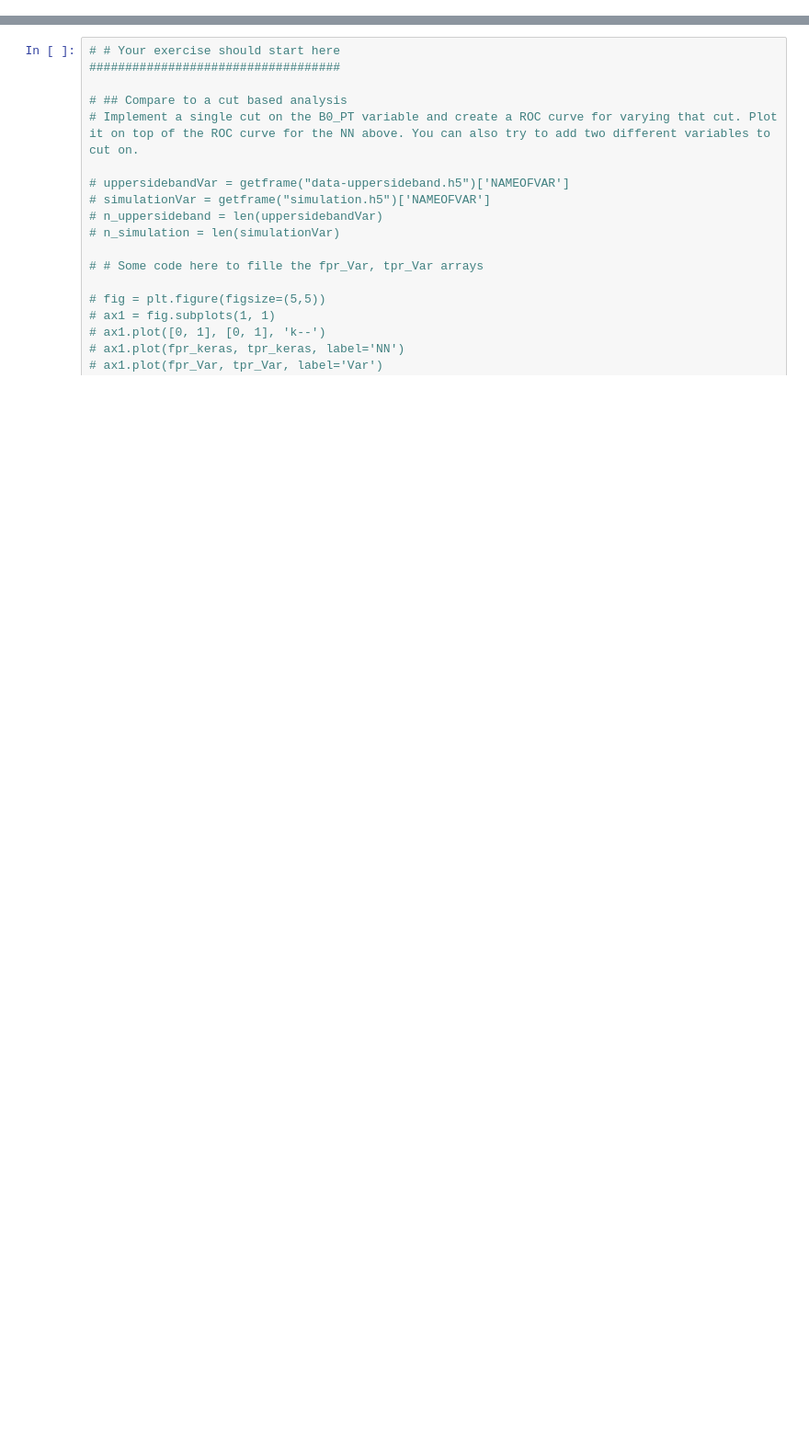
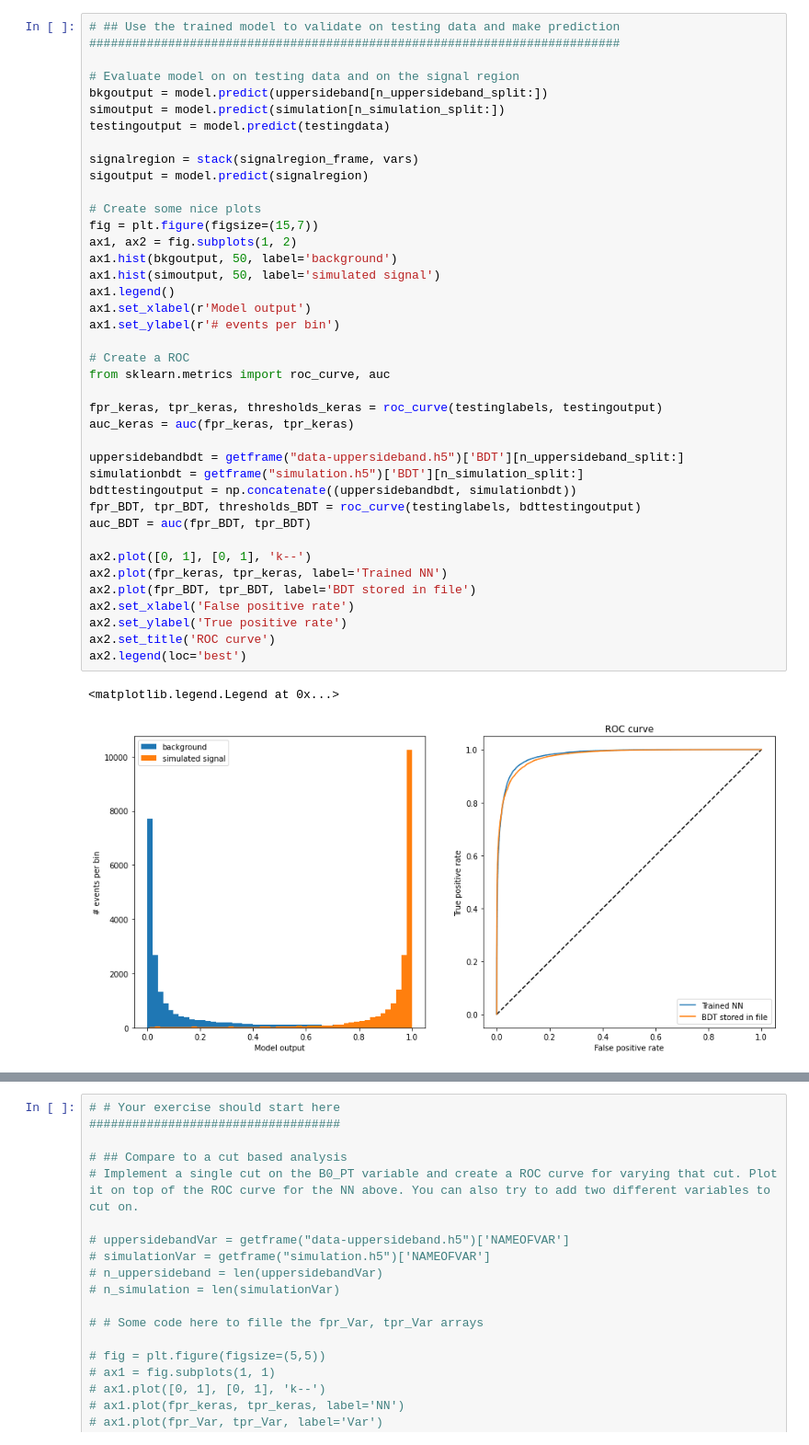
Before and after one commit to Monash-University-Physics-Astronomy/monashspa, a Jupyter notebook: monashspa/PHS3302/selection/selection.ipynb, the cells around one changed output, grey strips where cells are left out. Shown: that part at 92% size. Saved outputs shown, nothing was run; the diff lists cells and outputs as text; blank space fills up the shorter version.

```diff
--- a/monashspa/PHS3302/selection/selection.ipynb
+++ b/monashspa/PHS3302/selection/selection.ipynb
@@ -156,0 +157,43 @@ plt.show(block=False)
+# %%
+# ## Use the trained model to validate on testing data and make prediction
+##########################################################################
+
+# Evaluate model on on testing data and on the signal region
+bkgoutput = model.predict(uppersideband[n_uppersideband_split:])
+simoutput = model.predict(simulation[n_simulation_split:])
+testingoutput = model.predict(testingdata)
+
+signalregion = stack(signalregion_frame, vars)
+sigoutput = model.predict(signalregion)
+
+# Create some nice plots
+fig = plt.figure(figsize=(15,7))
+ax1, ax2 = fig.subplots(1, 2)
+ax1.hist(bkgoutput, 50, label='background')
+ax1.hist(simoutput, 50, label='simulated signal')
+ax1.legend()
+ax1.set_xlabel(r'Model output')
+ax1.set_ylabel(r'# events per bin')
+
+# Create a ROC
+from sklearn.metrics import roc_curve, auc
+
+fpr_keras, tpr_keras, thresholds_keras = roc_curve(testinglabels, testingoutput)
+auc_keras = auc(fpr_keras, tpr_keras)
+
+uppersidebandbdt = getframe("data-uppersideband.h5")['BDT'][n_uppersideband_split:]
+simulationbdt = getframe("simulation.h5")['BDT'][n_simulation_split:]
+bdttestingoutput = np.concatenate((uppersidebandbdt, simulationbdt))
+fpr_BDT, tpr_BDT, thresholds_BDT = roc_curve(testinglabels, bdttestingoutput)
+auc_BDT = auc(fpr_BDT, tpr_BDT)
+
+ax2.plot([0, 1], [0, 1], 'k--')
+ax2.plot(fpr_keras, tpr_keras, label='Trained NN')
+ax2.plot(fpr_BDT, tpr_BDT, label='BDT stored in file')
+ax2.set_xlabel('False positive rate')
+ax2.set_ylabel('True positive rate')
+ax2.set_title('ROC curve')
+ax2.legend(loc='best')
+# %% [output]
+<matplotlib.legend.Legend at 0x...>
+[figure, added]
```
Also changed, not shown: parts of 6 cells of this notebook, 5 other files.
